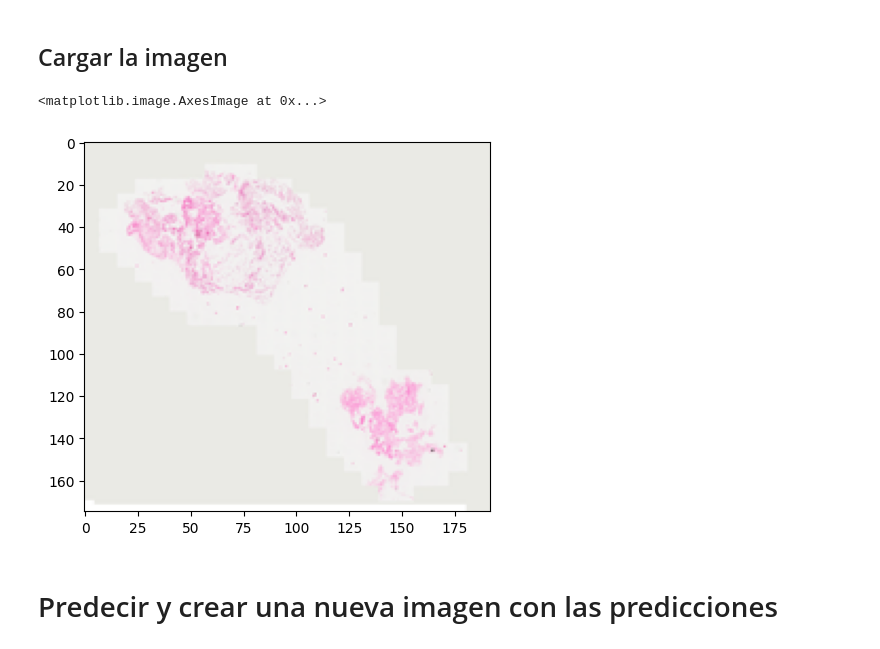
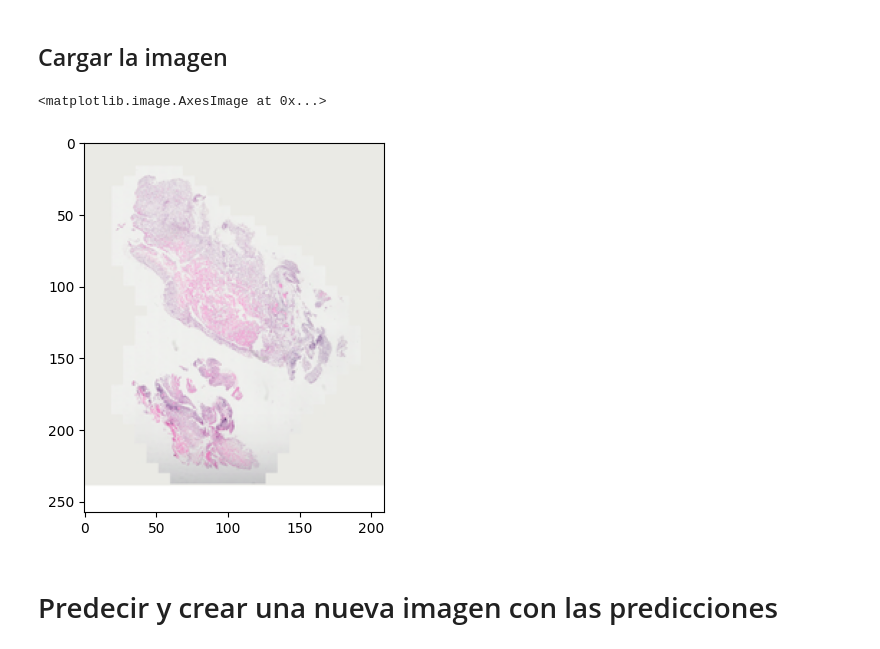
Before and after one commit to Allocco14/Osteoartritis, a Jupyter notebook: 3_test_model.ipynb, the cells around one changed output. Saved outputs shown, nothing was run; the diff lists cells and outputs as text; code cells hidden in the pictures.

```diff
--- a/3_test_model.ipynb
+++ b/3_test_model.ipynb
@@ -108,31 +108,31 @@ Using OpenSlide from c:\Users\achav\Documents\Osteoartritis\venv\Lib\site-packag
 # %%
 import os
 
-# 9
-plate_name = "ms-30-23_001"
+# 8
+plate_name = "MS-33-23_008"
 filename = plate_name + ".svs"
 dir_path = f"D:/"
 file_path = f"{dir_path}/{filename}"
 
 absolute_path = os.path.abspath(file_path)
 
 # Check if file exists
 if not os.path.isfile(file_path):
     print(f"File {file_path} not found")
 
 slide = openslide.OpenSlide(file_path)
 
 # Get a thumbnail of the whole slide
 thumbnail = slide.get_thumbnail((slide.dimensions[0] // 256, slide.dimensions[1] // 256))
 
 # Convert the thumbnail to a numpy array
 thumbnail = np.array(thumbnail)
 
 # Display the thumbnail
 plt.imshow(thumbnail)
 # %% [output]
 <matplotlib.image.AxesImage at 0x...>
-[figure, old version]
+[figure, new version]
 # %% [markdown]
 # Predecir y crear una nueva imagen con las predicciones
 # %%
```
Also changed, not shown: parts of 4 cells of this notebook, 1 other file.
